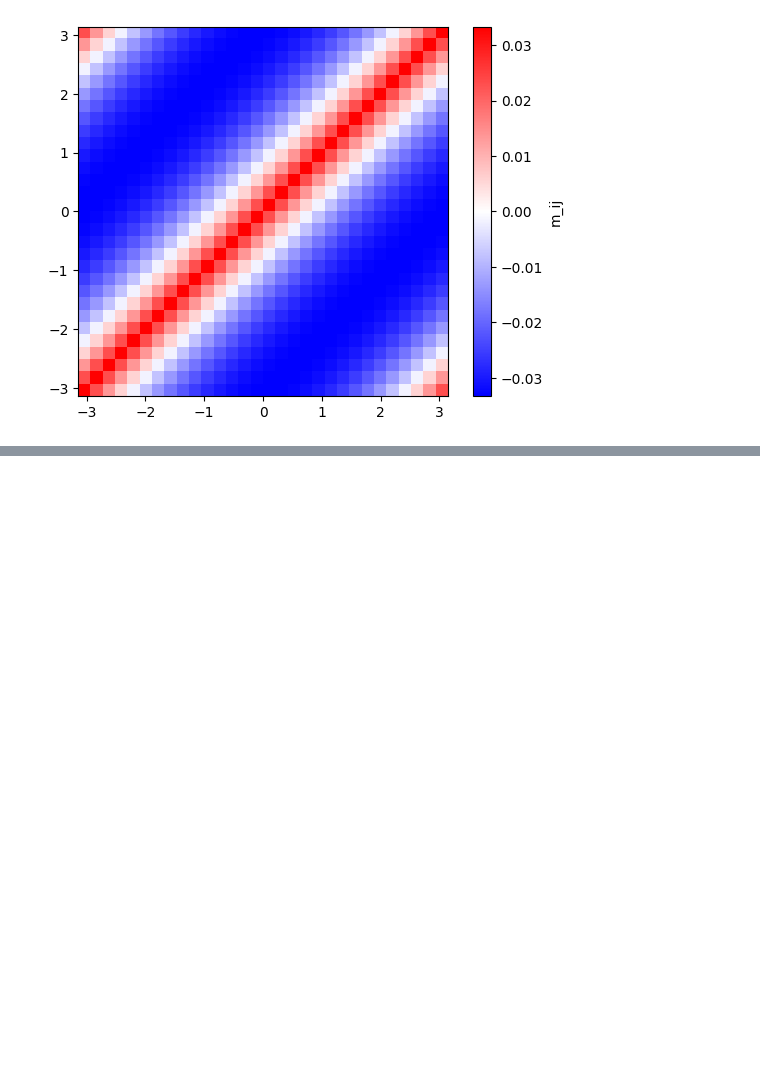
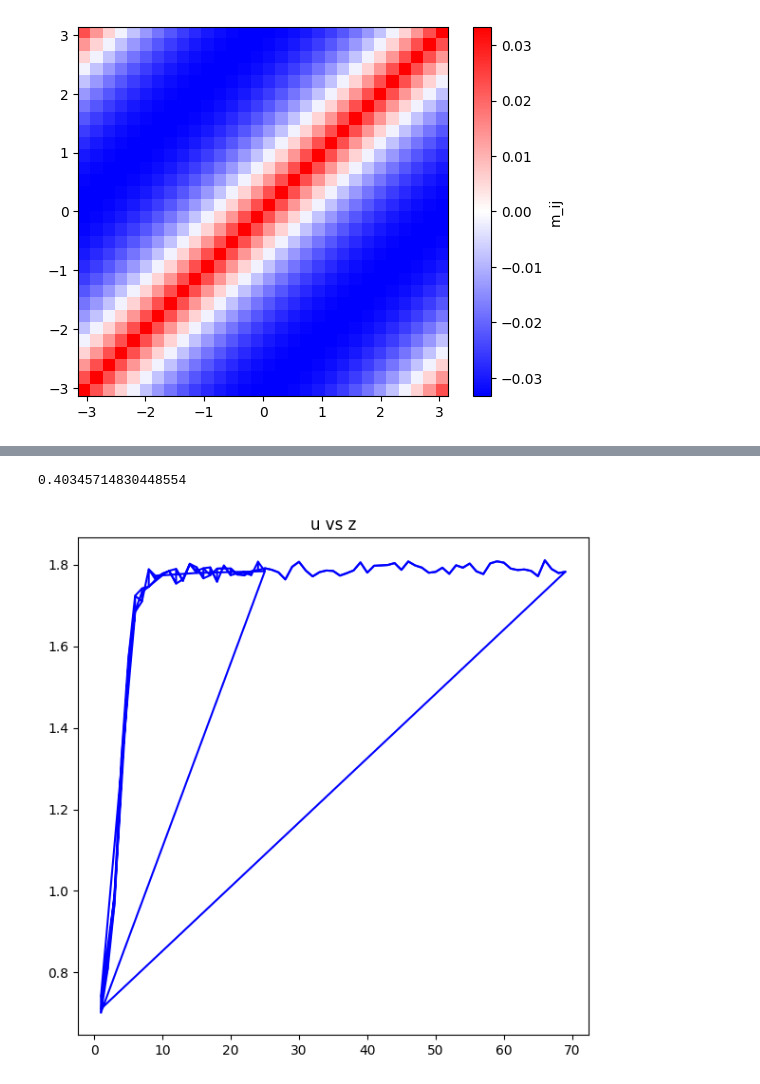
Before and after one commit to noah-ginzburg/RANController, a Jupyter notebook: RAN/mean_field_ran.ipynb, the cells around one changed output, grey strips where cells are left out. Drawn from its saved outputs; the diff is of its cells as text; code cells hidden in the pictures; blank space fills up the shorter version.

```diff
--- a/RAN/mean_field_ran.ipynb
+++ b/RAN/mean_field_ran.ipynb
@@ -200,0 +187,49 @@ NameError: name 'target' is not defined
+# %%
+# Static RAN run, with multiple u's
+u_crit = 1/(max_abs_eigenvalue(M) * np.power((1/np.cosh(beta)),2))
+u_crit = round(u_crit, 3)
+
+print(max_abs_eigenvalue(M))
+
+#u_vals = [u_crit, 1.0, 3.0, 5.0, 5.85, 7.0, 10.0, 15.0, 25.0]
+for i in range(1,25):
+    u_vals.append(float(i))
+
+z_vals = []
+z_vals_max = []
+
+for num in range(len(u_vals)):
+    z      = np.zeros(N_s)
+    z_next = np.zeros(N_s)
+    T      = 500
+    y      = np.zeros((T, N_s))
+    b = np.zeros(N_s)
+    u = u_vals[num]
+
+    for j in range(len(targets)):
+        for i in range(N_s):
+            angular_diff = wrap_around(theta[i], targets[j])
+            b[i] += np.exp(kappa * (np.cos(angular_diff) - 1.0)) * gammas[j]
+
+    b *= (1/np.sqrt(N_s))
+
+    for t in range(T):
+        noise = rand_link_func(y[t], sigma * np.sqrt(dt), 1.0/np.sqrt(N_s))
+        z = z + dt * (-z + np.tanh(u * (M @ z) + b - beta) - np.tanh(-beta) + noise)
+        y[t] = z
+
+    z_vals.append(y[-1])
+    z_vals_max.append(float(np.max(z)))
+
+
+#plot_multiple_ring_cartesian(u_vals, z_vals, theta, "z (RAN dynamics)")
+plot_z_vs_u(u_vals, z_vals_max)
+
+# plt.figure(figsize=(8,5))
+# plt.imshow(y.T, aspect='auto', origin='lower', cmap='viridis', extent=[0, T, -np.pi, np.pi])
+# plt.colorbar(label='Neural Activation')
+
+# plt.plot()
+# %% [output]
+0.40345714830448554
+[figure, added]
```
Also changed, not shown: parts of 4 cells of this notebook.
